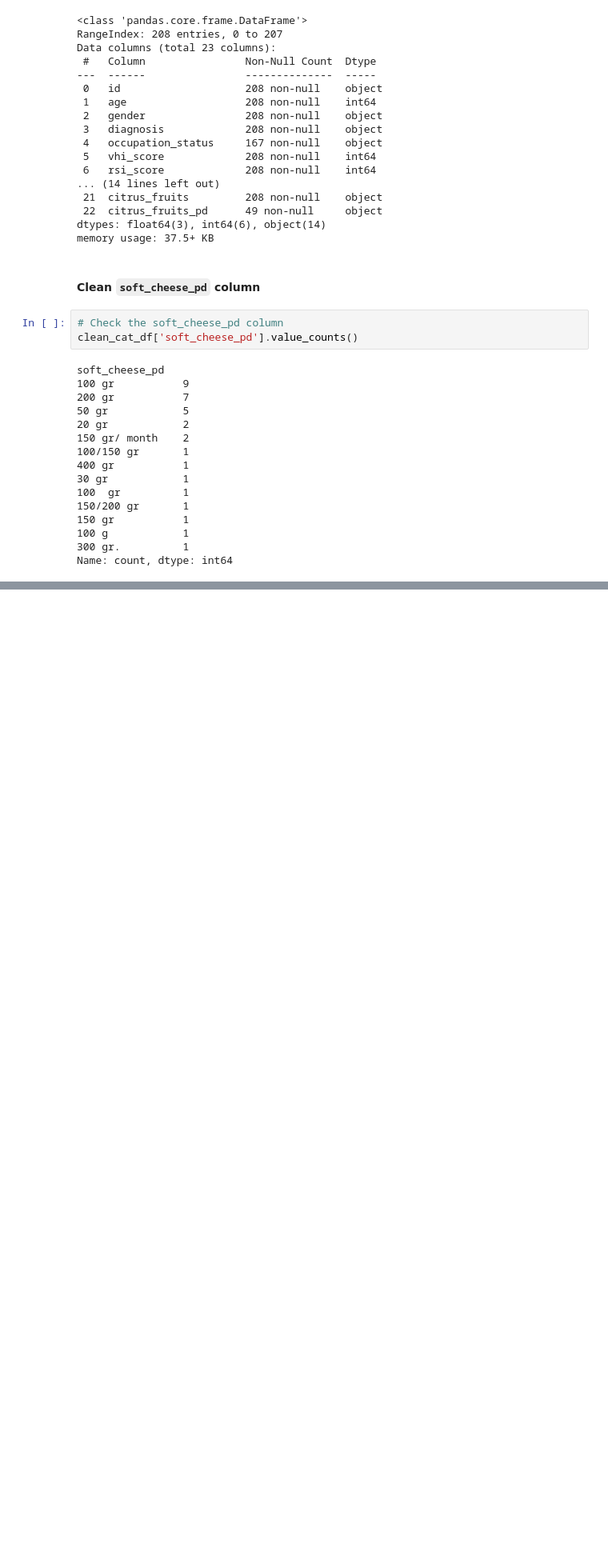
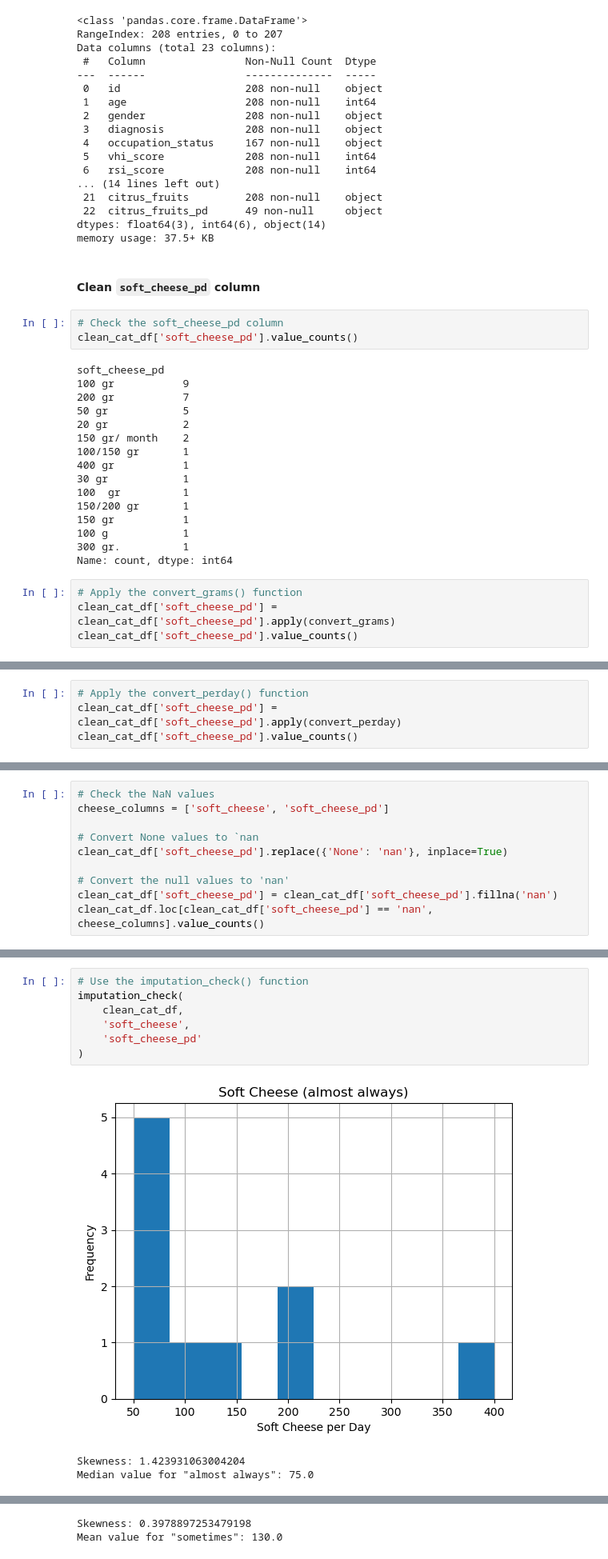
Before and after one commit to alyssahondrade/ml-perspectives-on-voice-disorder-diagnosis, a Jupyter notebook: 02_data_cleaning.ipynb, the cells around one changed output, grey strips where cells are left out. Shown at 80% size. Drawn from its saved outputs; the diff is of its cells as text; blank space fills up the shorter version.

Commit message:
created V2 cleaning, bugs found in original version

```diff
--- a/02_data_cleaning.ipynb
+++ b/02_data_cleaning.ipynb
@@ -1182,3 +1181,7 @@ soft_cheese_pd
 100 g            1
 300 gr.          1
 Name: count, dtype: int64
+# %%
+# Apply the convert_grams() function
+clean_cat_df['soft_cheese_pd'] = clean_cat_df['soft_cheese_pd'].apply(convert_grams)
+clean_cat_df['soft_cheese_pd'].value_counts()
@@ -1184,0 +1204,4 @@ Name: count, dtype: int64
+# %%
+# Apply the convert_perday() function
+clean_cat_df['soft_cheese_pd'] = clean_cat_df['soft_cheese_pd'].apply(convert_perday)
+clean_cat_df['soft_cheese_pd'].value_counts()
@@ -1184,0 +1224,10 @@ Name: count, dtype: int64
+# %%
+# Check the NaN values
+cheese_columns = ['soft_cheese', 'soft_cheese_pd']
+
+# Convert None values to `nan
+clean_cat_df['soft_cheese_pd'].replace({'None': 'nan'}, inplace=True)
+
+# Convert the null values to 'nan'
+clean_cat_df['soft_cheese_pd'] = clean_cat_df['soft_cheese_pd'].fillna('nan')
+clean_cat_df.loc[clean_cat_df['soft_cheese_pd'] == 'nan', cheese_columns].value_counts()
@@ -1184,0 +1242,11 @@ Name: count, dtype: int64
+# %%
+# Use the imputation_check() function
+imputation_check(
+    clean_cat_df,
+    'soft_cheese',
+    'soft_cheese_pd'
+)
+# %% [output]
+[figure, added]
+Skewness: 1.423931063004204
+Median value for "almost always": 75.0
@@ -1184,0 +1254,2 @@ Name: count, dtype: int64
+Skewness: 0.3978897253479198
+Mean value for "sometimes": 130.0
```
Also changed, not shown: parts of 5 cells of this notebook, 2 other files.
